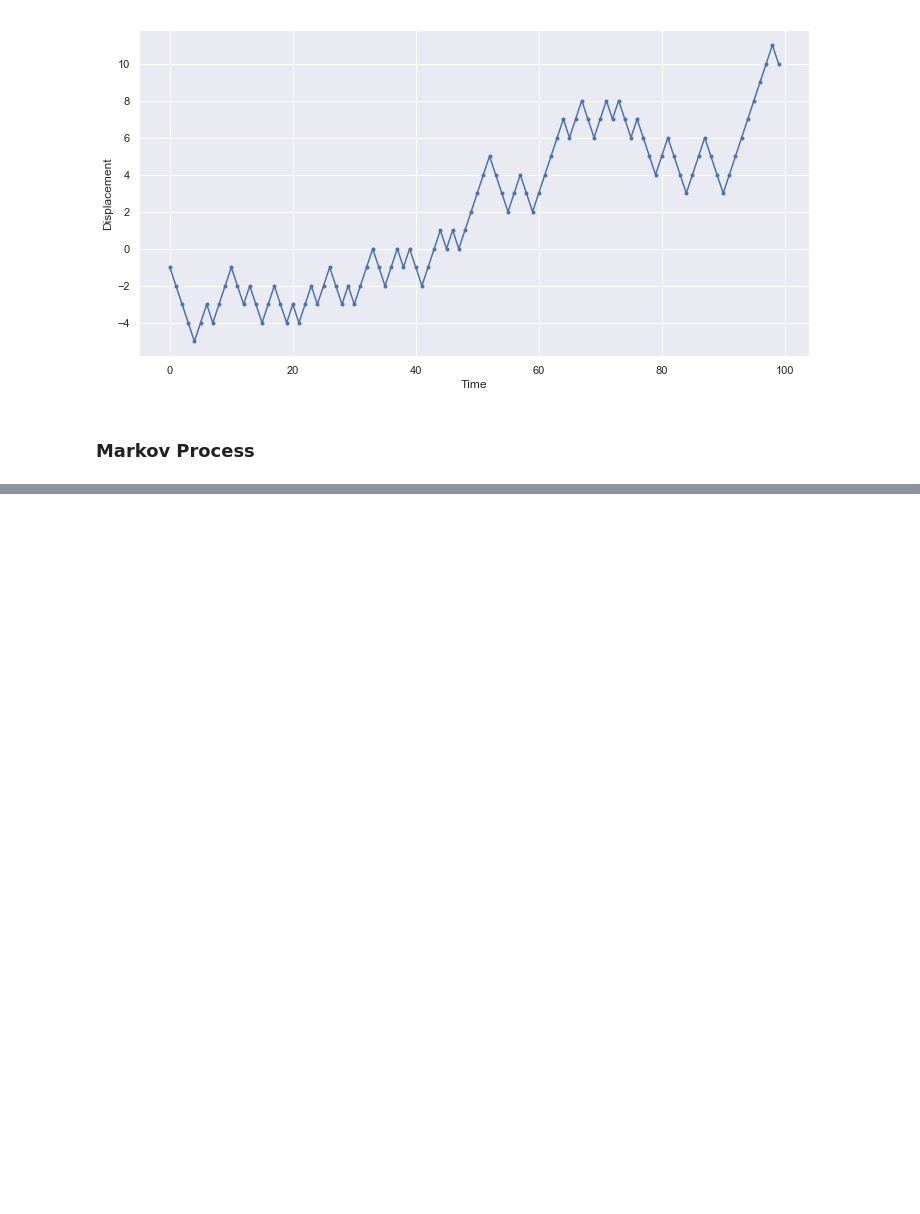
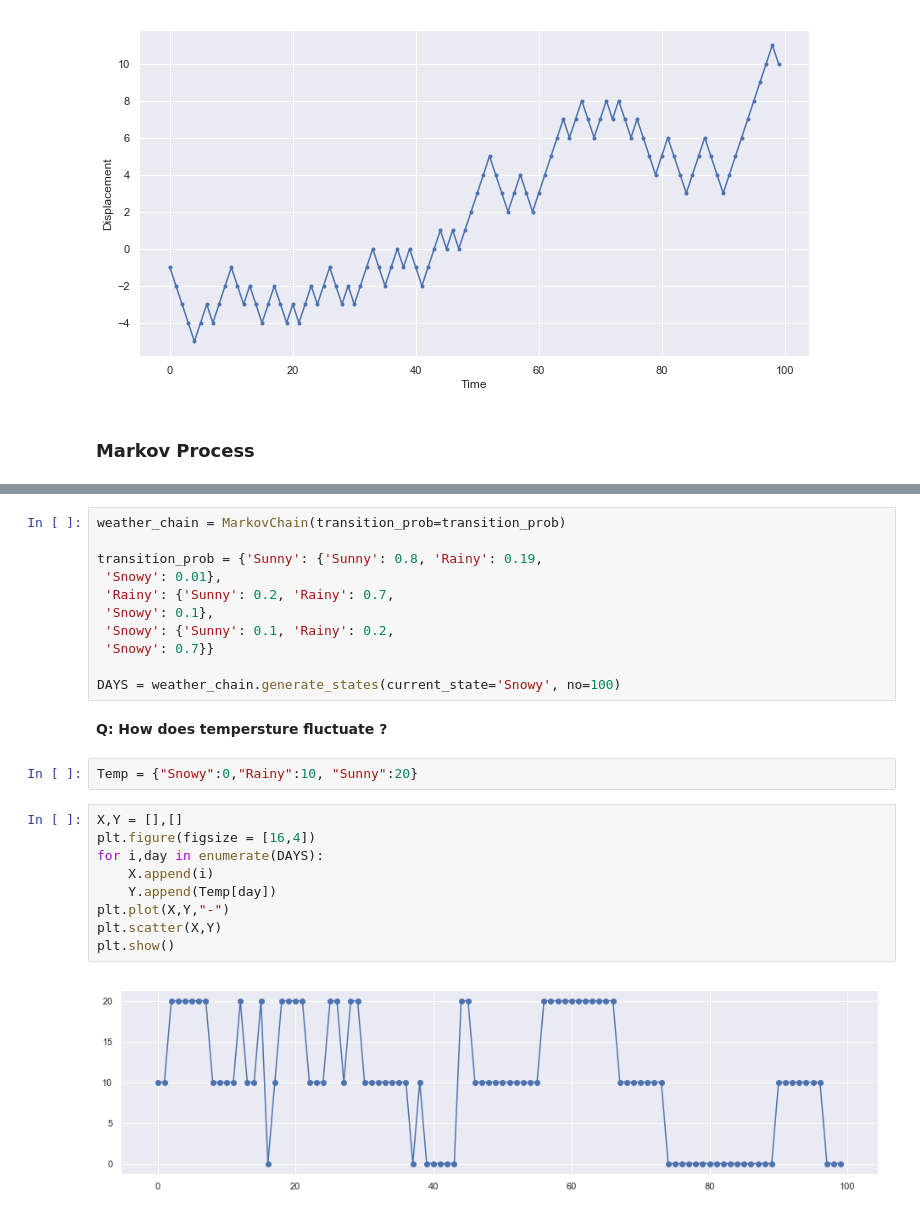
Before and after one commit to pyncx/markov, a Jupyter notebook: Introduction.ipynb, the cells around one changed output, grey strips where cells are left out. Drawn from its saved outputs; the diff is of its cells as text; blank space fills up the shorter version.

```diff
--- a/Introduction.ipynb
+++ b/Introduction.ipynb
@@ -79,0 +132,26 @@ According to the previous condition, the probability distribution for any variab
+# %%
+weather_chain = MarkovChain(transition_prob=transition_prob)
+
+transition_prob = {'Sunny': {'Sunny': 0.8, 'Rainy': 0.19,
+ 'Snowy': 0.01},
+ 'Rainy': {'Sunny': 0.2, 'Rainy': 0.7,
+ 'Snowy': 0.1},
+ 'Snowy': {'Sunny': 0.1, 'Rainy': 0.2,
+ 'Snowy': 0.7}}
+
+DAYS = weather_chain.generate_states(current_state='Snowy', no=100)
+# %% [markdown]
+**Q: How does tempersture fluctuate ?**
+# %%
+Temp = {"Snowy":0,"Rainy":10, "Sunny":20}
+# %%
+X,Y = [],[]
+plt.figure(figsize = [16,4])
+for i,day in enumerate(DAYS):
+    X.append(i)
+    Y.append(Temp[day])
+plt.plot(X,Y,"-")
+plt.scatter(X,Y)
+plt.show()
+# %% [output]
+[figure, added]
```
Also changed, not shown: parts of 3 cells of this notebook.
